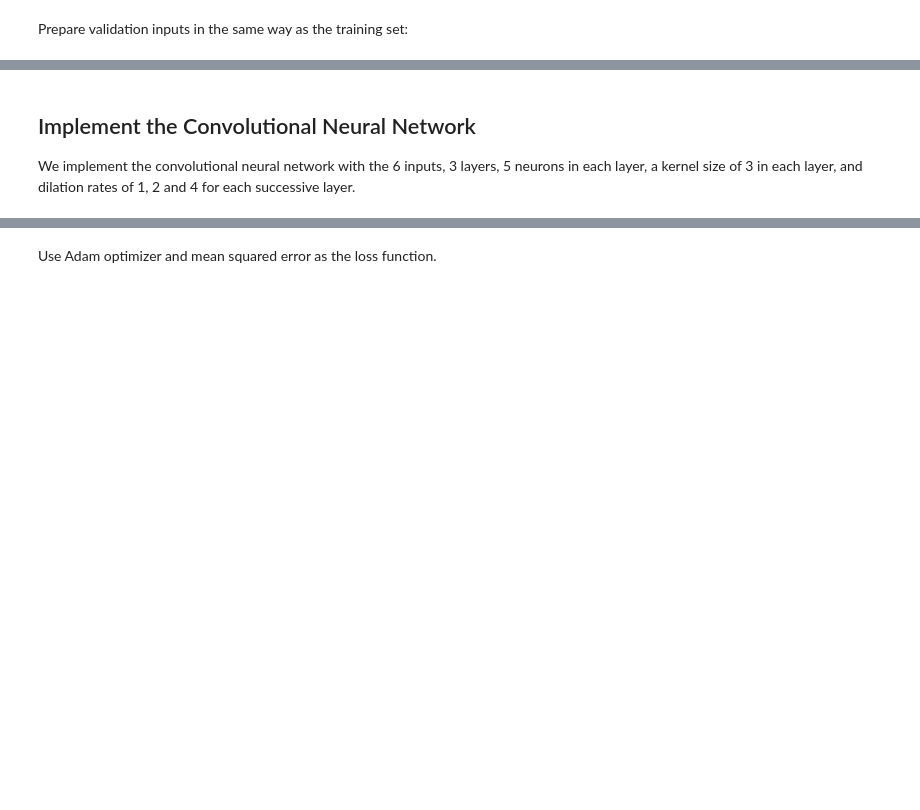
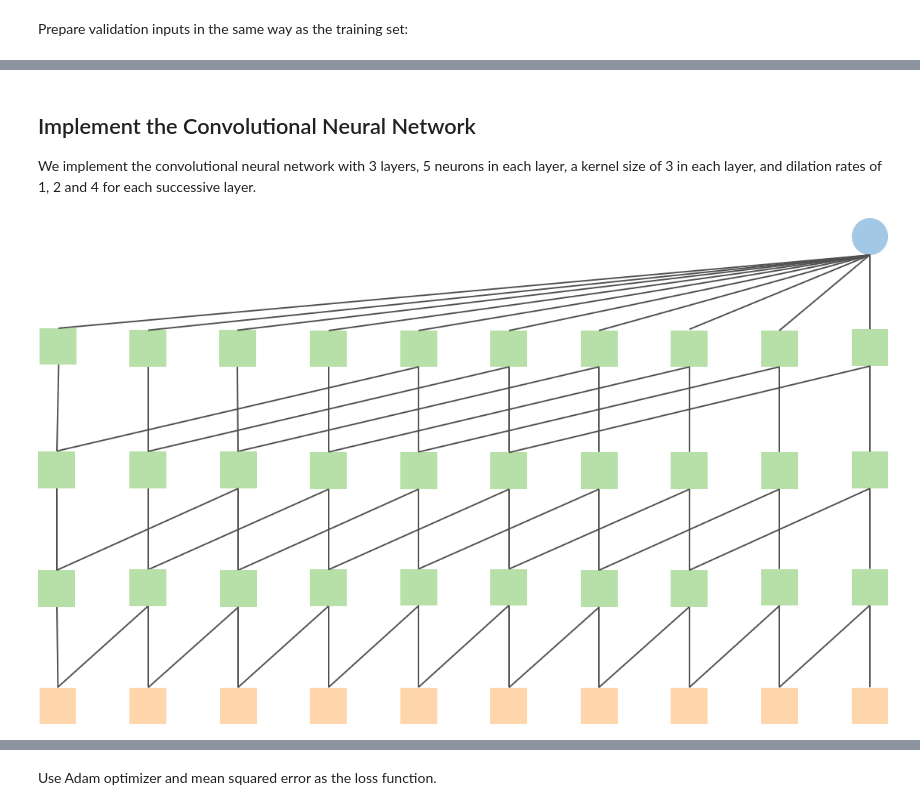
Before and after one commit to Azure/DeepLearningForTimeSeriesForecasting, a Jupyter notebook: 1_CNN_dilated.ipynb, the cells around one changed output, grey strips where cells are left out. Cells and saved outputs as stored; diff of their text form; code cells hidden in the pictures; blank space fills up the shorter version.

```diff
--- a/1_CNN_dilated.ipynb
+++ b/1_CNN_dilated.ipynb
@@ -175,6 +273,10 @@ X_valid.shape
 # %% [markdown]
 ## Implement the Convolutional Neural Network
-We implement the convolutional neural network with the 6 inputs, 3 layers, 5 neurons in each layer, a kernel size of 3 in each layer, and dilation rates of 1, 2 and 4 for each successive layer.
+We implement the convolutional neural network with 3 layers, 5 neurons in each layer, a kernel size of 3 in each layer, and dilation rates of 1, 2 and 4 for each successive layer.
+# %%
+Image('./images/cnn_dilated.png')
+# %% [output]
+[figure, added]
 # %%
 from keras.models import Model, Sequential
 from keras.layers import Conv1D, Dense, Flatten
```
Also changed, not shown: parts of 34 cells of this notebook, 3 other files.
